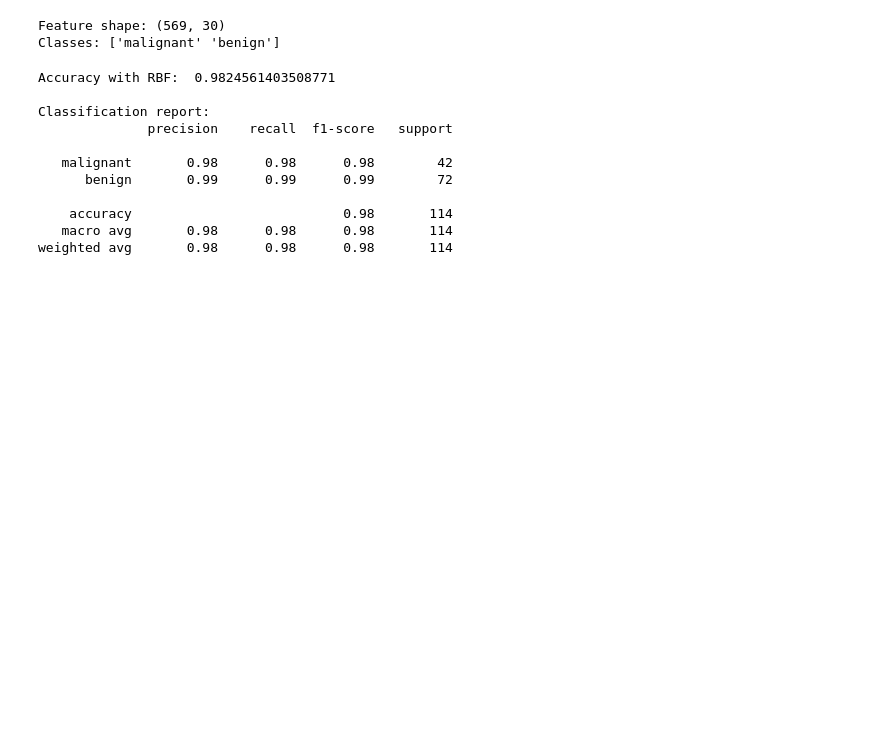
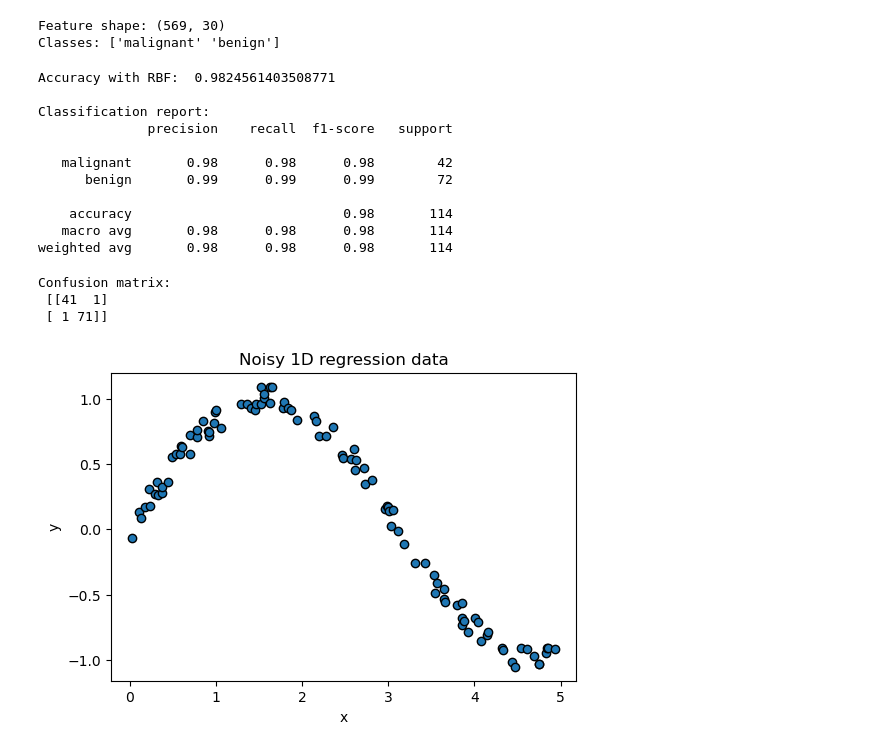
Before and after one commit to joyant-s-g-j/AI-ML-Practices, a Jupyter notebook: machine_learning/Module_15.ipynb, the cells around one changed output. Saved outputs shown, nothing was run; the diff lists cells and outputs as text; code cells hidden in the pictures; blank space fills up the shorter version.

```diff
--- a/machine_learning/Module_15.ipynb
+++ b/machine_learning/Module_15.ipynb
@@ -159,3 +159,25 @@ Classification report:
     accuracy                           0.98       114
    macro avg       0.98      0.98      0.98       114
 weighted avg       0.98      0.98      0.98       114
+# %%
+cm = confusion_matrix(y_bc_test, y_bc_pred)
+print('Confusion matrix:\n', cm)
+# %% [output]
+Confusion matrix:
+ [[41  1]
+ [ 1 71]]
+# %%
+rng = np.random.RandomState(42)
+X_reg = np.sort(5 * rng.rand(100, 1), axis=0)
+y_reg = np.sin(X_reg).ravel()
+
+# Add some noise
+y_reg += 0.2 * (rng.rand(y_reg.shape[0]) - 0.5)
+
+plt.scatter(X_reg, y_reg, edgecolors='k')
+plt.xlabel('x')
+plt.ylabel('y')
+plt.title('Noisy 1D regression data')
+plt.show()
+# %% [output]
+[figure, added]
```
